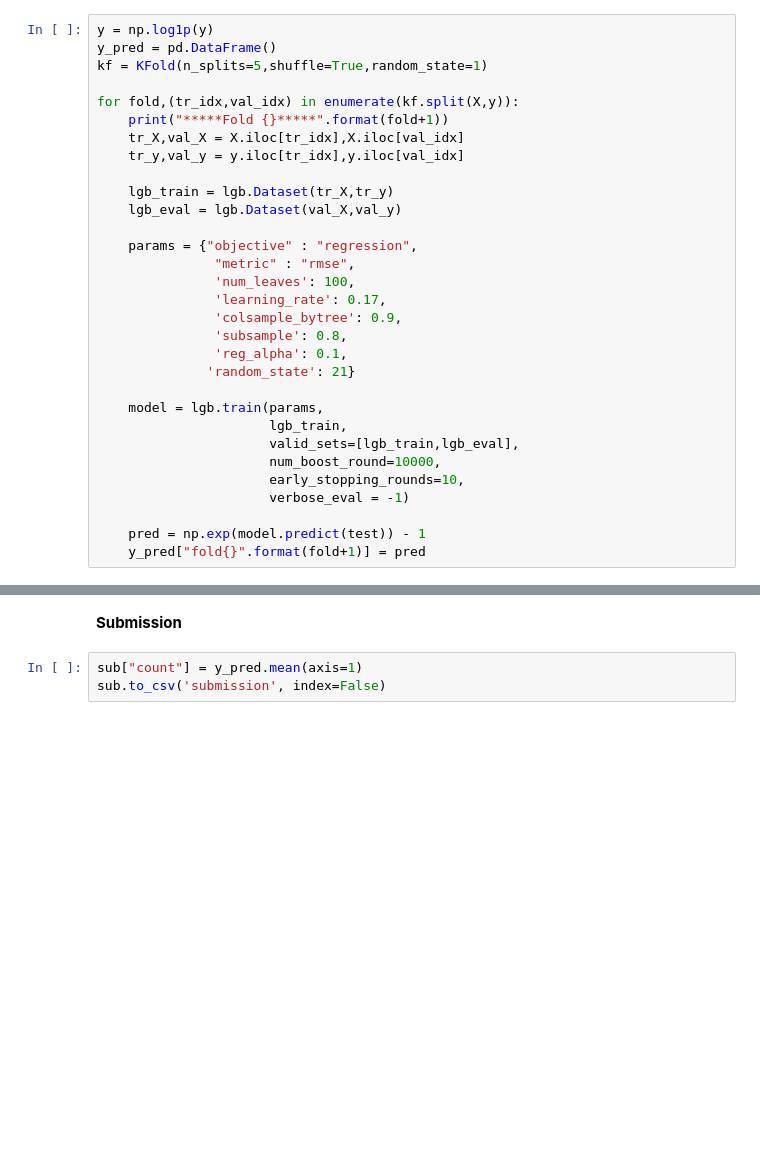
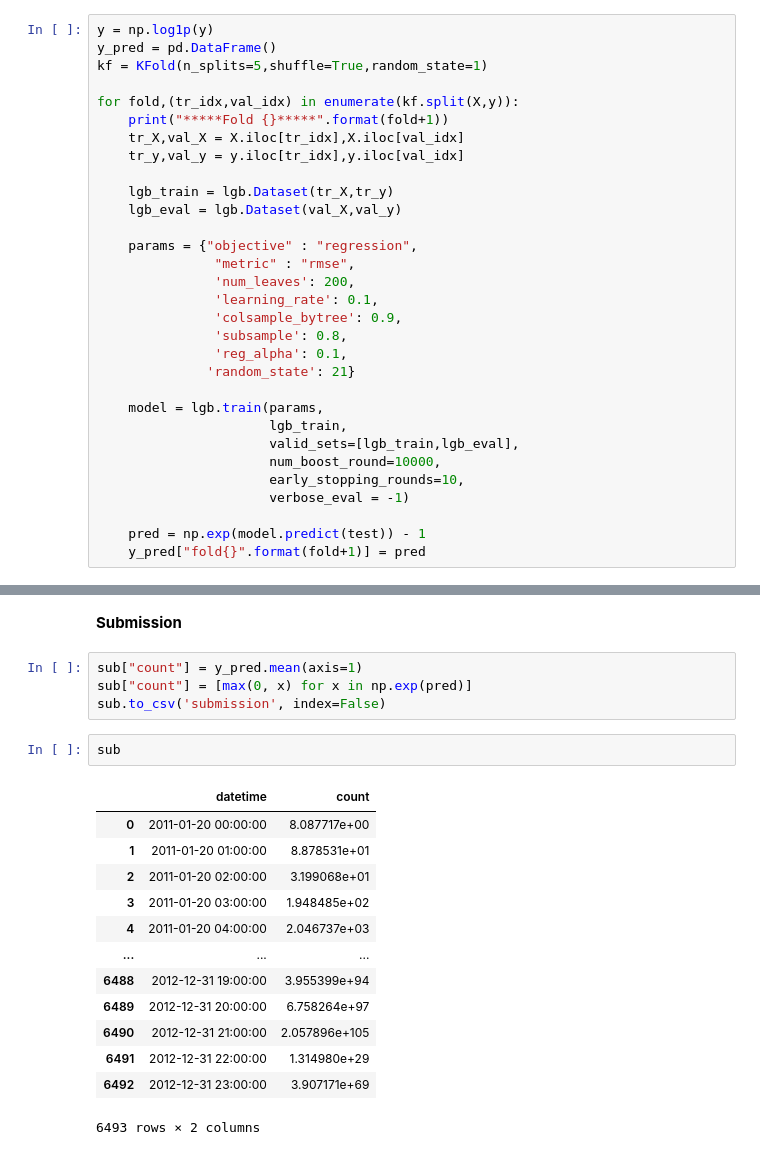
Before and after one commit to NagaoTadashi/Bike-sharing-demand, a Jupyter notebook: bike-sharing-demand.ipynb, the cells around one changed output, grey strips where cells are left out. Saved outputs shown, nothing was run; the diff lists cells and outputs as text; blank space fills up the shorter version.

```diff
--- a/bike-sharing-demand.ipynb
+++ b/bike-sharing-demand.ipynb
@@ -245,8 +245,8 @@ for fold,(tr_idx,val_idx) in enumerate(kf.split(X,y)):
 
     params = {"objective" : "regression",
                "metric" : "rmse",
-               'num_leaves': 100,
-               'learning_rate': 0.17,
+               'num_leaves': 200,
+               'learning_rate': 0.1,
                'colsample_bytree': 0.9,
                'subsample': 0.8,
                'reg_alpha': 0.1,
@@ -290,4 +290,21 @@ Early stopping, best iteration is:
 **Submission**
 # %%
 sub["count"] = y_pred.mean(axis=1)
+sub["count"] = [max(0, x) for x in np.exp(pred)]
 sub.to_csv('submission', index=False)
+# %%
+sub
+# %% [output]
+|  | datetime | count |
+| 0 | 2011-01-20 00:00:00 | 8.087717e+00 |
+| 1 | 2011-01-20 01:00:00 | 8.878531e+01 |
+| 2 | 2011-01-20 02:00:00 | 3.199068e+01 |
+| 3 | 2011-01-20 03:00:00 | 1.948485e+02 |
+| 4 | 2011-01-20 04:00:00 | 2.046737e+03 |
+| ... | ... | ... |
+| 6488 | 2012-12-31 19:00:00 | 3.955399e+94 |
+| 6489 | 2012-12-31 20:00:00 | 6.758264e+97 |
+| 6490 | 2012-12-31 21:00:00 | 2.057896e+105 |
+| 6491 | 2012-12-31 22:00:00 | 1.314980e+29 |
+| 6492 | 2012-12-31 23:00:00 | 3.907171e+69 |
+6493 rows × 2 columns
```
Also changed, not shown: parts of 1 cell of this notebook.
